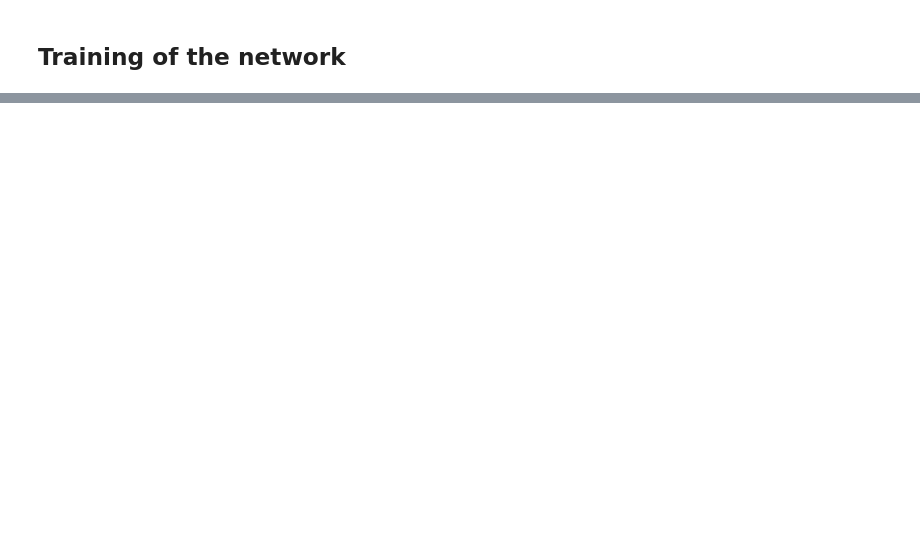
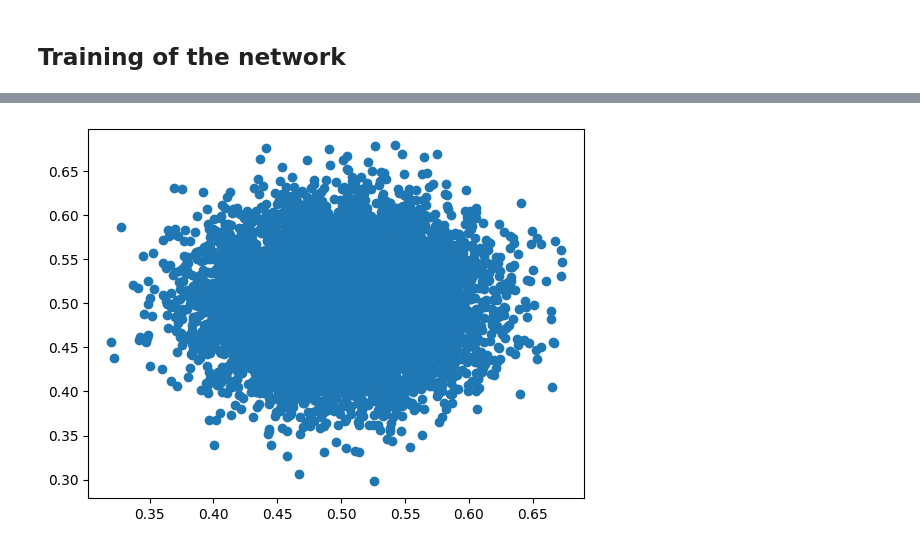
Before and after one commit to sachaguer/jaxili, a Jupyter notebook: notebooks/test_real_nvp.ipynb, the cells around one changed output, grey strips where cells are left out. Saved outputs shown, nothing was run; the diff lists cells and outputs as text; code cells hidden in the pictures; blank space fills up the shorter version.

```diff
--- a/notebooks/test_real_nvp.ipynb
+++ b/notebooks/test_real_nvp.ipynb
@@ -291,0 +297,2 @@ WARNING:chainconsumer:Parameter 1 in chain Prediction is not constrained
+# %%
+nvp = model.apply({'params': trainer.state.params}, observation*jnp.ones((1, 1)), method='build_bijector')
@@ -291,0 +324,10 @@ WARNING:chainconsumer:Parameter 1 in chain Prediction is not constrained
+# %%
+samples = samples.reshape((10000, 1, 2))
+backward_samples = jax.vmap(backward_sample)(samples).reshape((10000, 2))
+# %%
+plt.figure()
+
+plt.scatter(backward_samples[:, 0], backward_samples[:, 1], label='Inverse')
+plt.show()
+# %% [output]
+[figure, added]
```
Also changed, not shown: parts of 16 cells of this notebook, 3 other files.
